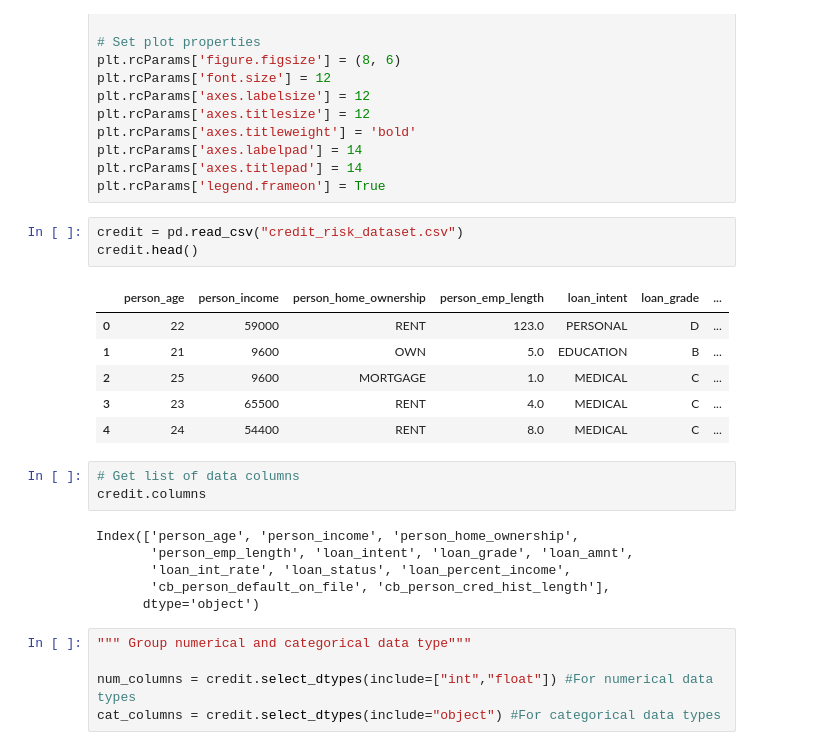
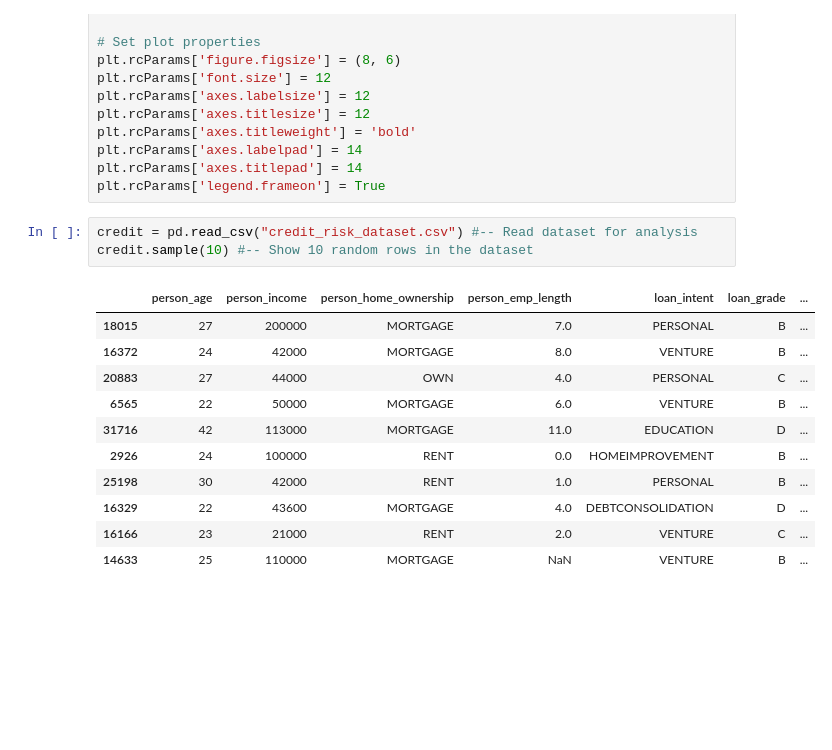
Before and after one commit to faadeola/credit-risk-ml-classification, a Jupyter notebook: credit_class_ml_performace.ipynb, the cells around one changed output. Saved outputs shown, nothing was run; the diff lists cells and outputs as text; blank space fills up the shorter version.

```diff
--- a/credit_class_ml_performace.ipynb
+++ b/credit_class_ml_performace.ipynb
@@ -19,26 +19,17 @@ plt.rcParams['axes.labelpad'] = 14
 plt.rcParams['axes.titlepad'] = 14
 plt.rcParams['legend.frameon'] = True
 # %%
-credit = pd.read_csv("credit_risk_dataset.csv")
-credit.head()
+credit = pd.read_csv("credit_risk_dataset.csv") #-- Read dataset for analysis
+credit.sample(10) #-- Show 10 random rows in the dataset
 # %% [output]
 |  | person_age | person_income | person_home_ownership | person_emp_length | loan_intent | loan_grade | ... |
-| 0 | 22 | 59000 | RENT | 123.0 | PERSONAL | D | ... |
-| 1 | 21 | 9600 | OWN | 5.0 | EDUCATION | B | ... |
-| 2 | 25 | 9600 | MORTGAGE | 1.0 | MEDICAL | C | ... |
-| 3 | 23 | 65500 | RENT | 4.0 | MEDICAL | C | ... |
-| 4 | 24 | 54400 | RENT | 8.0 | MEDICAL | C | ... |
+| 18015 | 27 | 200000 | MORTGAGE | 7.0 | PERSONAL | B | ... |
+| 16372 | 24 | 42000 | MORTGAGE | 8.0 | VENTURE | B | ... |
+| 20883 | 27 | 44000 | OWN | 4.0 | PERSONAL | C | ... |
+| 6565 | 22 | 50000 | MORTGAGE | 6.0 | VENTURE | B | ... |
+| 31716 | 42 | 113000 | MORTGAGE | 11.0 | EDUCATION | D | ... |
+| 2926 | 24 | 100000 | RENT | 0.0 | HOMEIMPROVEMENT | B | ... |
+| 25198 | 30 | 42000 | RENT | 1.0 | PERSONAL | B | ... |
+| 16329 | 22 | 43600 | MORTGAGE | 4.0 | DEBTCONSOLIDATION | D | ... |
+| 16166 | 23 | 21000 | RENT | 2.0 | VENTURE | C | ... |
+| 14633 | 25 | 110000 | MORTGAGE | NaN | VENTURE | B | ... |
-# %%
-# Get list of data columns
-credit.columns
-# %% [output]
-Index(['person_age', 'person_income', 'person_home_ownership',
-       'person_emp_length', 'loan_intent', 'loan_grade', 'loan_amnt',
-       'loan_int_rate', 'loan_status', 'loan_percent_income',
-       'cb_person_default_on_file', 'cb_person_cred_hist_length'],
-      dtype='object')
-# %%
-""" Group numerical and categorical data type"""
-
-num_columns = credit.select_dtypes(include=["int","float"]) #For numerical data types
-cat_columns = credit.select_dtypes(include="object") #For categorical data types
```
Also changed, not shown: parts of 9 cells of this notebook.
